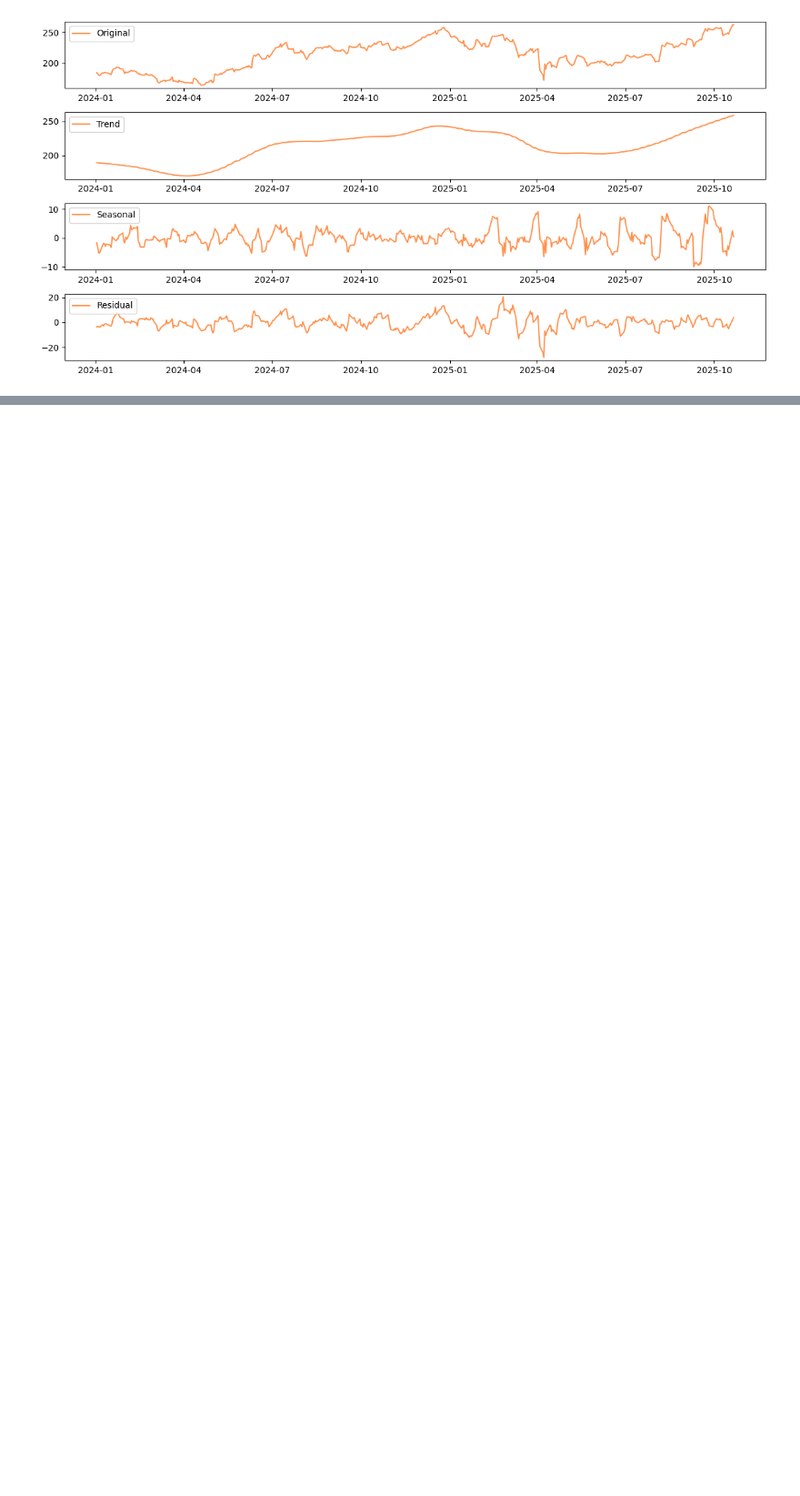
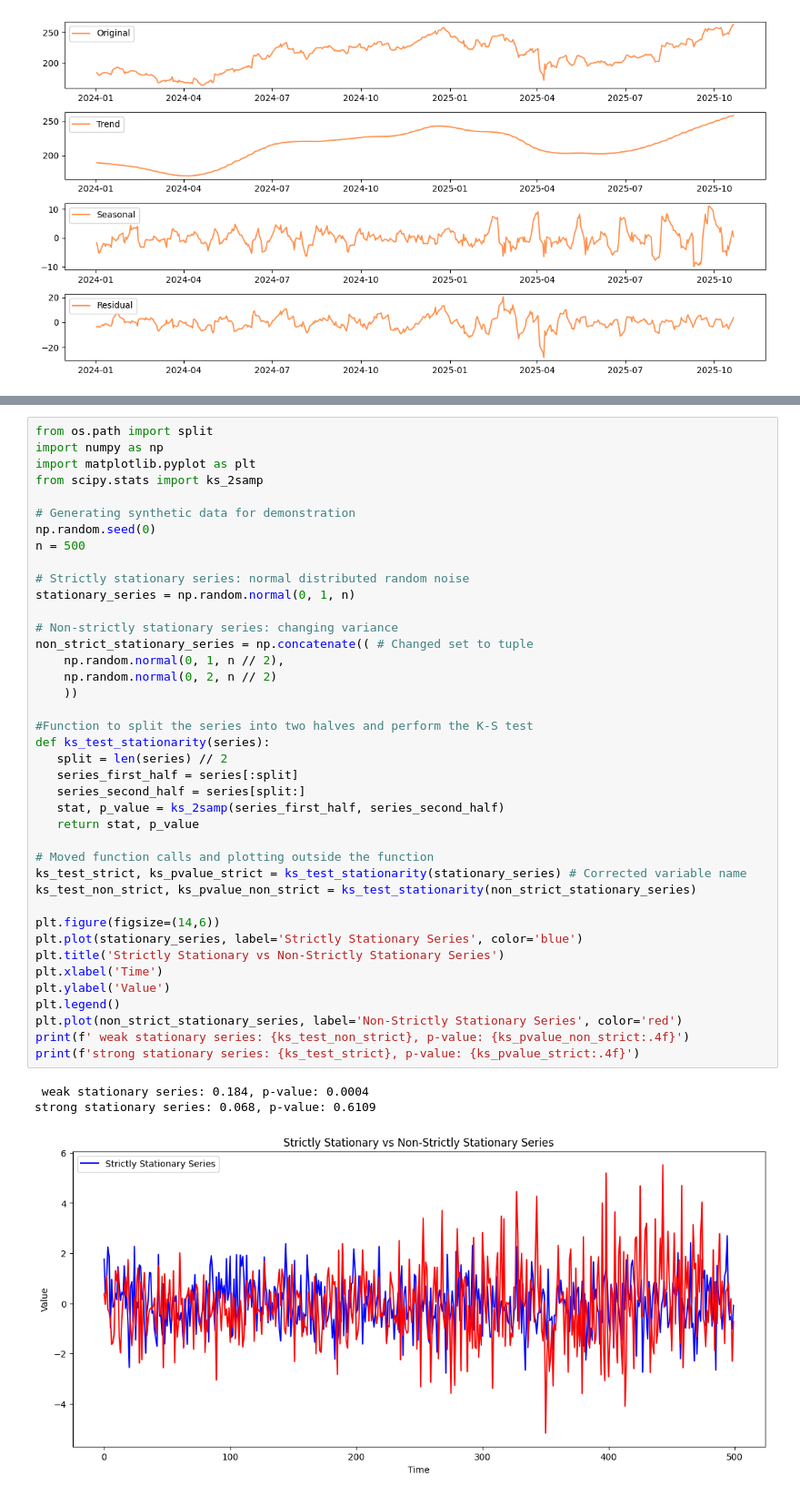
Before and after one commit to Abhayxyzz/Data-Analysis, a Jupyter notebook: Time_Series_Analysis.ipynb, the cells around one changed output, grey strips where cells are left out. Shown: that part at 91% size. Cells and saved outputs as stored; diff of their text form; blank space fills up the shorter version.

```diff
--- a/Time_Series_Analysis.ipynb
+++ b/Time_Series_Analysis.ipynb
@@ -89,0 +131,44 @@ plt.show()
+# %%
+from os.path import split
+import numpy as np
+import matplotlib.pyplot as plt
+from scipy.stats import ks_2samp
+
+# Generating synthetic data for demonstration
+np.random.seed(0)
+n = 500
+
+# Strictly stationary series: normal distributed random noise
+stationary_series = np.random.normal(0, 1, n)
+
+# Non-strictly stationary series: changing variance
+non_strict_stationary_series = np.concatenate(( # Changed set to tuple
+    np.random.normal(0, 1, n // 2),
+    np.random.normal(0, 2, n // 2)
+    ))
+
+#Function to split the series into two halves and perform the K-S test
+def ks_test_stationarity(series):
+   split = len(series) // 2
+   series_first_half = series[:split]
+   series_second_half = series[split:]
+   stat, p_value = ks_2samp(series_first_half, series_second_half)
+   return stat, p_value
+
+# Moved function calls and plotting outside the function
+ks_test_strict, ks_pvalue_strict = ks_test_stationarity(stationary_series) # Corrected variable name
+ks_test_non_strict, ks_pvalue_non_strict = ks_test_stationarity(non_strict_stationary_series)
+
+plt.figure(figsize=(14,6))
+plt.plot(stationary_series, label='Strictly Stationary Series', color='blue')
+plt.title('Strictly Stationary vs Non-Strictly Stationary Series')
+plt.xlabel('Time')
+plt.ylabel('Value')
+plt.legend()
+plt.plot(non_strict_stationary_series, label='Non-Strictly Stationary Series', color='red')
+print(f' weak stationary series: {ks_test_non_strict}, p-value: {ks_pvalue_non_strict:.4f}')
+print(f'strong stationary series: {ks_test_strict}, p-value: {ks_pvalue_strict:.4f}')
+# %% [output]
+ weak stationary series: 0.184, p-value: 0.0004
+strong stationary series: 0.068, p-value: 0.6109
+[figure, added]
```
Also changed, not shown: parts of 3 cells of this notebook.
